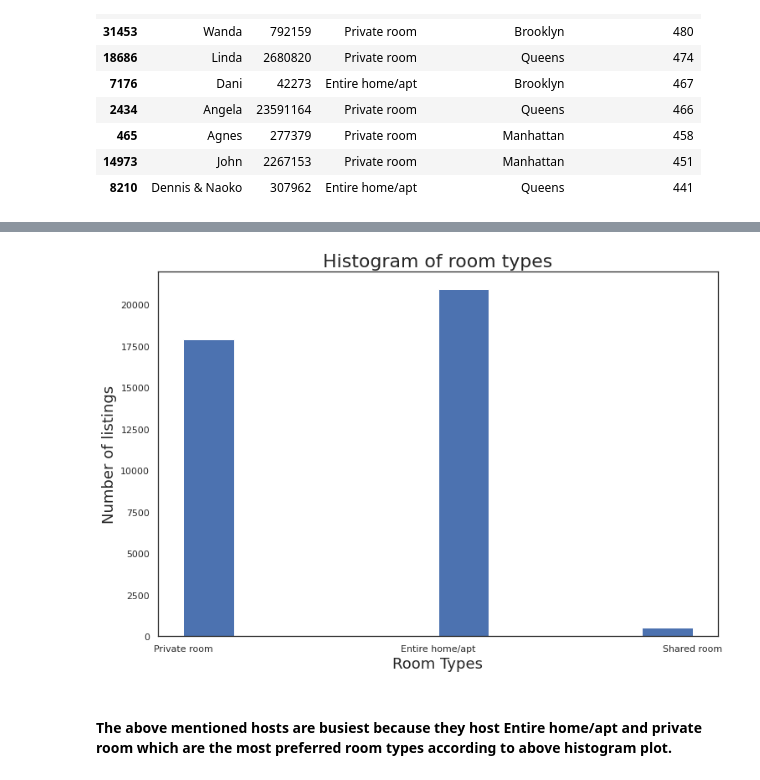
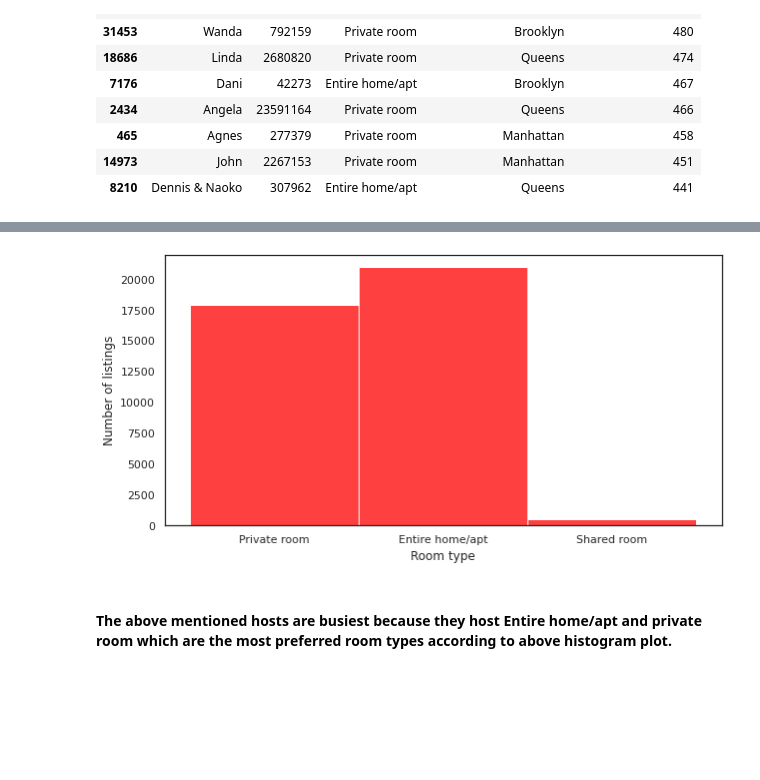
Before and after one commit to mehulbansal000111/Airbnb_bookings_analysis, a Jupyter notebook: Airbnb_Bookings_Analysis_Capstone_Project.ipynb, the cells around one changed output, grey strips where cells are left out. Saved outputs shown, nothing was run; the diff lists cells and outputs as text; code cells hidden in the pictures; blank space fills up the shorter version.

```diff
--- a/Airbnb_Bookings_Analysis_Capstone_Project.ipynb
+++ b/Airbnb_Bookings_Analysis_Capstone_Project.ipynb
@@ -380,12 +381,12 @@ plt.bar(host_name, reviews)
 # %%
 # Plotting histogram for room types to look for which are most preferred room types.
-plt.hist(airbnb_data_new['room_type'])
-plt.title('Histogram of room types',{'fontsize': 22})
-plt.xlabel('Room Types',{'fontsize': 18})
-plt.ylabel('Number of listings',{'fontsize': 18})
+plt.rcParams['figure.figsize'] = (10,5)
+hp = sns.histplot(airbnb_data_new['room_type'], color= 'red')
+hp.set_xlabel('Room type')
+hp.set_ylabel('Number of listings')
 plt.show()
 # %% [output]
-[figure, old version]
+[figure, new version]
 # %%
 # Top 5 Busiest Hosts are:
 # Ji
```
Also changed, not shown: parts of 9 cells of this notebook.
